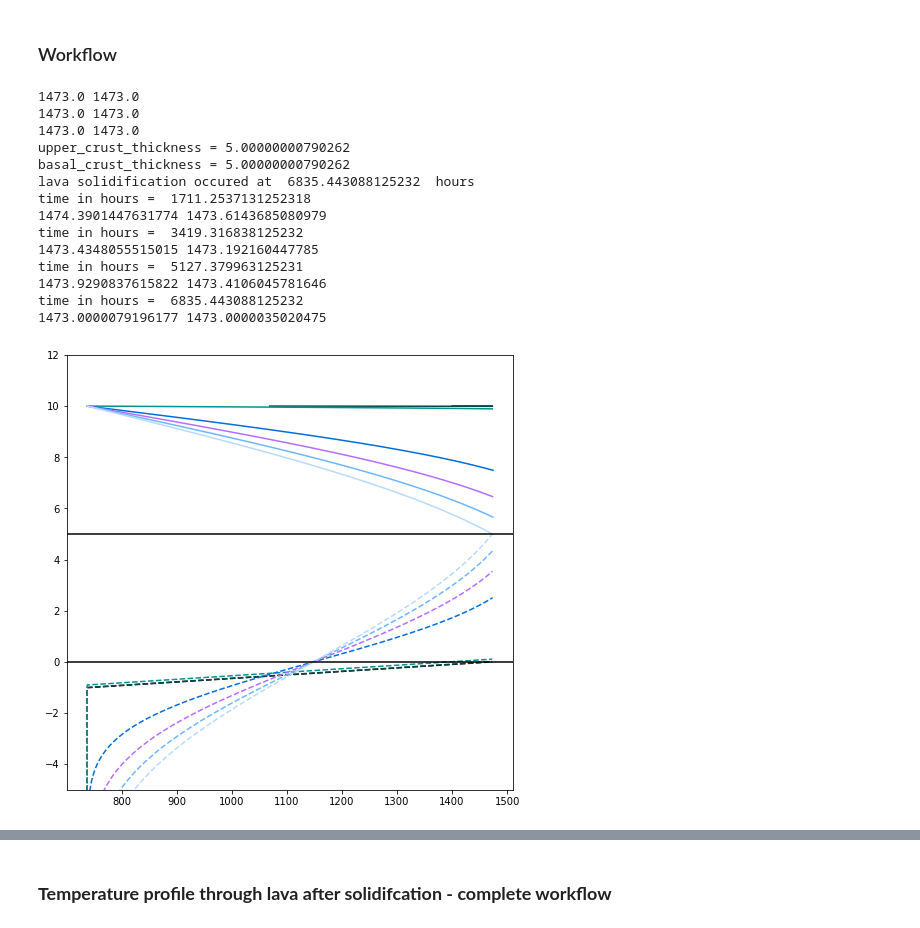
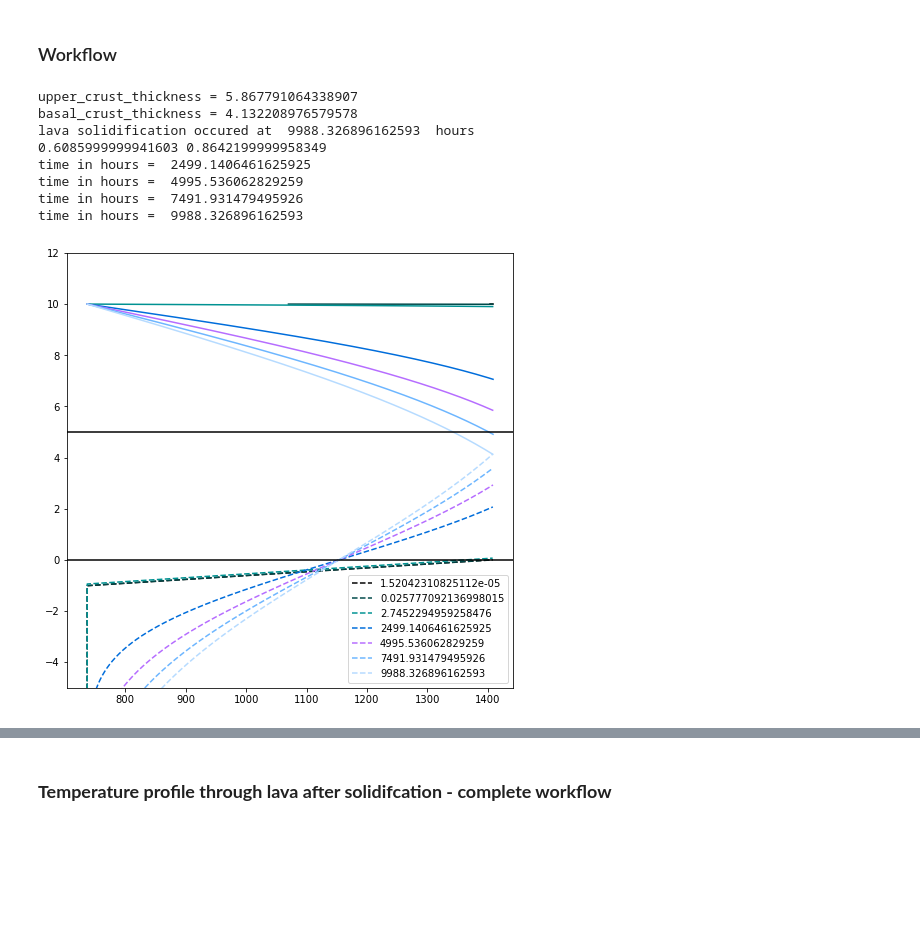
Before and after one commit to iganache/lavatherm1D, a Jupyter notebook: 1d_cooling.ipynb, the cells around one changed output, grey strips where cells are left out. Drawn from its saved outputs; the diff is of its cells as text; code cells hidden in the pictures; blank space fills up the shorter version.

```diff
--- a/1d_cooling.ipynb
+++ b/1d_cooling.ipynb
@@ -126,9 +128,9 @@ T_upper = T_surf + (erf((lava_thickness-y_up) / 2*(kappa*3.156e+7)**0.5) * (T_ma
 ## Initial variables
 
 ## All tempertaures in Kelvin
-Tlava = 1473                                   ## Magma liquidus temperature
+Tlava = 1135 + 273                                   ## Magma liquidus temperature
 Tsub = 737                                     ## Substrate temperature
-Tsurf = np.linspace(1400, Tsub, 3)             ## Surface temperatures - rangomg from liquidus to ambient
+Tsurf = np.linspace(Tlava-5, Tsub, 3)             ## Surface temperatures - rangomg from liquidus to ambient
 
 ## Other variables
 L = 320e3                    ## latent heat capacity in J/kg; value from Wittmann et al.2017
@@ -170,6 +172,10 @@ def temp_upper_crust(Tlava, Tsurf, l, kappa, thickness, time):
 colors = ["#000000","#004949","#009292","#ff6db6","#ffb6db",
  "#490092","#006ddb","#b66dff","#6db6ff","#b6dbff",
  "#920000","#924900","#db6d00","#24ff24","#ffff6d"]
+T_preSC_up = []
+T_preSC_base = []
+z_preSC_up = []
+z_preSC_base = []
 
 fig, ax = plt.subplots(1,1)
 fig.set_size_inches(8, 8)
@@ -181,7 +187,7 @@ l_upper = 0
 
 ## Compute lambda for lower crust conduction
 LHS_lower = L * np.pi ** 0.5 / c / (Tlava - Tsub)                                                ## Compute LHS of Stefan problem
-l_lower = lambdas[np.argmin(np.abs(LHS_lower - Stefan_lambda_upper(lambdas)))]                   ## Find value of lamba that produces RHS equal to the LHS
+l_lower = lambdas[np.argmin(np.abs(LHS_lower - Stefan_lambda_lower(lambdas)))]                   ## Find value of lamba that produces RHS equal to the LHS
 
 
 ## Model till surface temperature is equilibrated to the ambient temperature
@@ -217,13 +223,16 @@ for i, Ts in enumerate(Tsurf):
     y_lower = np.linspace(-100, C_lower, 100)
     T_lower = (((Tlava-Tsub) / (erf(l_lower)+1)) * (1 + erf(y_lower / 2/ (kappa*t)**0.5))) + Tsub
     # T_lower = temp_lower_crust(Tlava, Tsub, l_lower, kappa, y_lower, t)
+    # T_preSC_base.append(T_lower)
+    # z_preSC_base.append(y_lower)
 
     y_upper = np.linspace(0, C_upper, 100)
     T_upper = (((Tlava-Ts) / erf(l_upper)) * erf((y_upper) / 2/(kappa*t)**0.5)) + Ts
-    # T_upper = temp_upper_crust(Tlava, Ts, l, kappa, y_upper, t):
+    # T_upper = temp_upper_crust(Tlava, Ts, l, kappa, y_upper, t)
+    # T_preSC_up.append(T_upper)
+    # z_preSC_up.append(y_upper)
 
-    print(T_upper[-1], T_lower[-1])
-    ax.plot(T_lower, y_lower, "--", color = colors[i])
+    ax.plot(T_lower, y_lower, "--", color = colors[i], label = t/3600)
     ax.plot(T_upper, lava_thickness-y_upper, color = colors[i])
 
 ###################################################################################################################
@@ -252,54 +261,53 @@ z_lower_solid = 0
 T_upper_solid = 0
 T_lower_solid = 0
 
+print(l_lower, l_upper)
 dy = 1e-2
 for i, t in enumerate(time):
     if i > 0:
         print("time in hours = ", t/3600)
         ## Compute crustal thickneess from lambda and time t
         C_lower = crustal_thickness(l_lower, kappa, t)
         C_upper = crustal_thickness(l_upper, kappa, t)
 #         print("upper_crust_thickness =", C_upper)
 #         print("basal_crust_thickness =", C_lower)
 
         ## Calculation of temperature profile for a 15 m thick lava flow before solidification
         y_lower = np.arange(-100, C_lower+dy, dy)
         T_lower = (((Tlava-Tsub) / (erf(l_lower)+1)) * (1 + erf(y_lower / 2/ (kappa*t)**0.5))) + Tsub
         # Tz_lower = temp_lower_crust(Tlava, Tsub, l_lower, kappa, y_lower, t)
+        T_preSC_base.append(T_lower)
+        z_preSC_base.append(y_lower)
 
         y_upper = np.arange(0, C_upper+dy, dy)
         T_upper = (((Tlava-Tsub) / erf(l_upper)) * erf((y_upper) / 2/(kappa*t)**0.5)) + Tsub
+        T_preSC_up.append(T_upper)
+        z_preSC_up.append(lava_thickness-y_upper)
         # Tz_upper = temp_upper_crust(Tlava, Ts, l, kappa, y_upper, t):
 
         if t==time[-1]:
             z_lower_solid = y_lower
             z_upper_solid = lava_thickness-y_upper
             T_lower_solid = T_lower
             T_upper_solid = T_upper
 
-        print(T_upper[-1], T_lower[-1])
-        ax.plot(T_lower, y_lower, "--", color = colors[5+i])
+        ax.plot(T_lower, y_lower, "--", color = colors[5+i], label = t/3600)
         ax.plot(T_upper, lava_thickness-y_upper, color = colors[5+i])
 
 
-plt.axhline(5, color='k')
+plt.axhline(lava_thickness/2, color='k')
 plt.axhline(0, color='k')
 
+plt.legend()
 plt.ylim(-5, lava_thickness+2)
 plt.show()
 # %% [output]
-1473.0 1473.0
-1473.0 1473.0
-1473.0 1473.0
-upper_crust_thickness = 5.00000000790262
-basal_crust_thickness = 5.00000000790262
-lava solidification occured at  6835.443088125232  hours
-time in hours =  1711.2537131252318
-1474.3901447631774 1473.6143685080979
-time in hours =  3419.316838125232
-1473.4348055515015 1473.192160447785
-time in hours =  5127.379963125231
-1473.9290837615822 1473.4106045781646
-time in hours =  6835.443088125232
-1473.0000079196177 1473.0000035020475
+upper_crust_thickness = 5.867791064338907
+basal_crust_thickness = 4.132208976579578
+lava solidification occured at  9988.326896162593  hours
+0.6085999999941603 0.8642199999958349
+time in hours =  2499.1406461625925
+time in hours =  4995.536062829259
+time in hours =  7491.931479495926
+time in hours =  9988.326896162593
-[figure, old version]
+[figure, new version]
```
Also changed, not shown: parts of 3 cells of this notebook, 3 other files.
